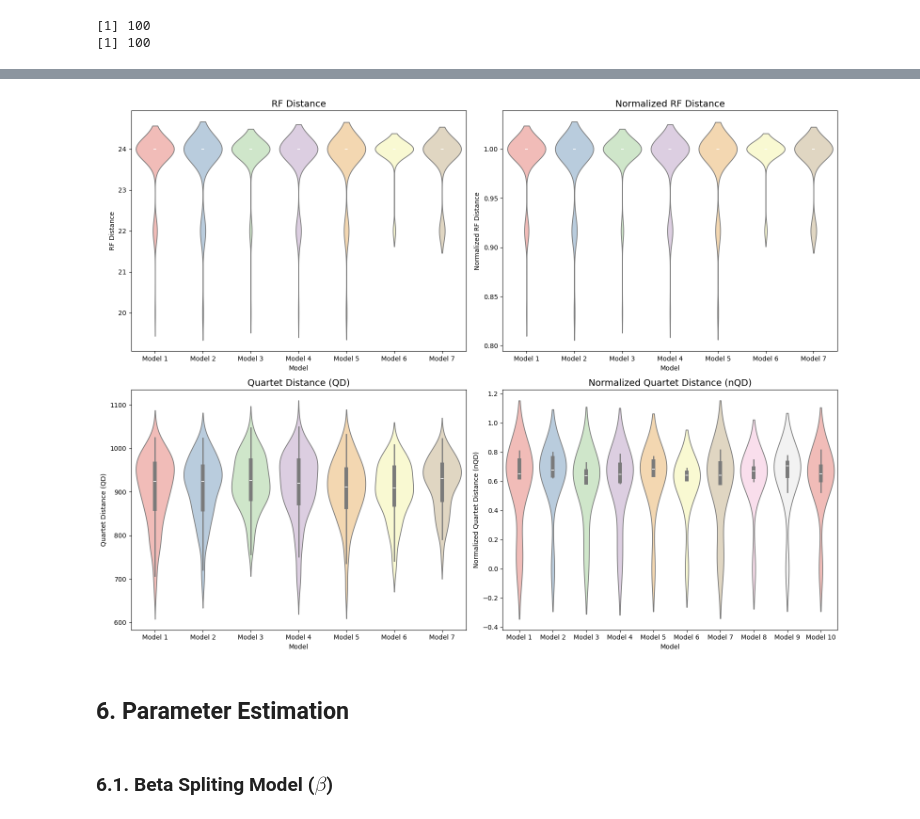
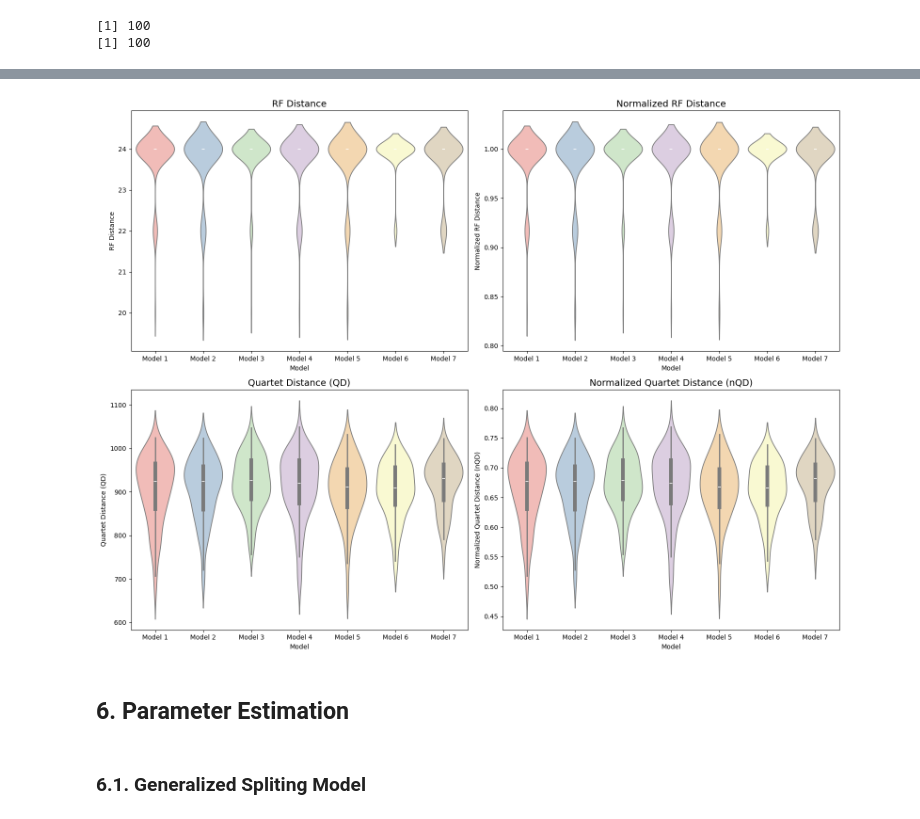
Before and after one commit to yjc-kr/Research, a Jupyter notebook: Polytomy/Codes/ipynb/Polytomy Resolver (C elegans).ipynb, the cells around one changed output, grey strips where cells are left out. Cells and saved outputs as stored; diff of their text form; code cells hidden in the pictures.

```diff
--- a/Polytomy/Codes/ipynb/Polytomy Resolver (C elegans).ipynb
+++ b/Polytomy/Codes/ipynb/Polytomy Resolver (C elegans).ipynb
@@ -2271,11 +2271,3 @@ print(length(nqds[[1]]))
 # %% [output]
 [1] 100
 [1] 100
-# %%
-# 모델별 QD 개수 확인
-for i, dists in enumerate(qds, start=1):
-    print(f"Model {i} - QD count: {len(dists)}")
-
-# 모델별 nQD 개수 확인
-for i, dists in enumerate(nqds, start=1):
-    print(f"Model {i} - nQD count: {len(dists)}")
@@ -2305,36 +2282,36 @@ warnings.filterwarnings("ignore")
 
 # subplot 설정
 fig, axes = plt.subplots(2, 2, figsize=(16, 12))
 axes = axes.flatten()  # 1차원 배열로
 
 # 그릴 데이터와 이름
 data_metrics = [
     (rf_distances, "RF Distance"),
     (nrf_distances, "Normalized RF Distance"),
     (qds, "Quartet Distance (QD)"),
-    (nqd, "Normalized Quartet Distance (nQD)")
+    (nqds, "Normalized Quartet Distance (nQD)")
 ]
 
 for ax, (data_list, metric_name) in zip(axes, data_metrics):
     # 모델 이름
     model_labels = [f"Model {i+1}" for i in range(len(data_list))]
 
     # long-form 데이터프레임 생성
     df = pd.DataFrame({
         "Value": [v for model in data_list for v in model],
         "Model": [model_labels[i] for i, model in enumerate(data_list) for _ in model]
     })
 
     sns.violinplot(x="Model", y="Value", data=df, inner="box", palette="Pastel1", ax=ax)
     ax.set_title(metric_name, fontsize=14)
     ax.set_xlabel("Model")
     ax.set_ylabel(metric_name)
 
 plt.tight_layout()
 plt.show()
 # %% [output]
-[figure, old version]
+[figure, new version]
 # %% [markdown]
 ## 6. Parameter Estimation
 # %% [markdown]
-### 6.1. Beta Spliting Model ($\beta$)
+### 6.1. Generalized Spliting Model
```
Also changed, not shown: parts of 4 cells of this notebook.
